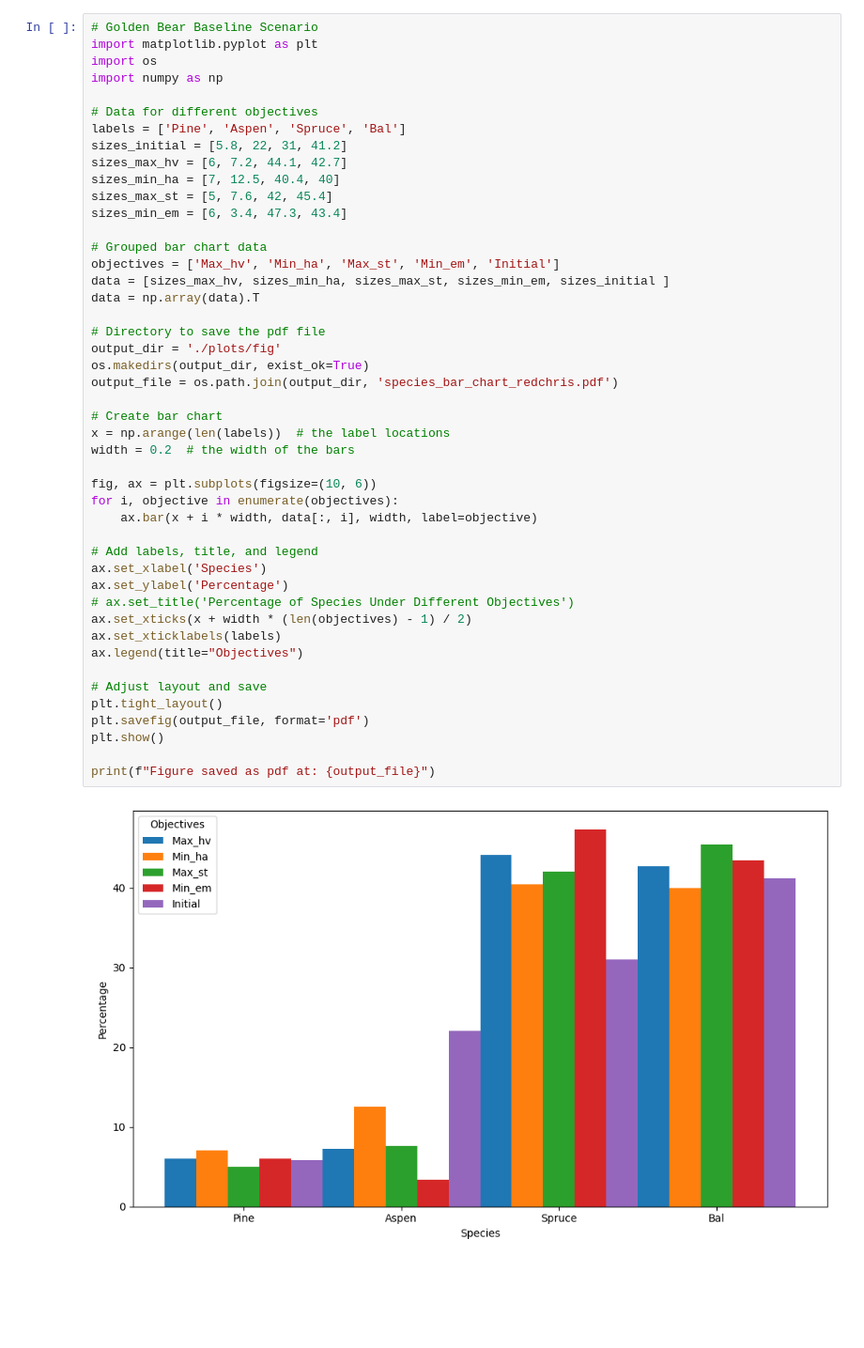
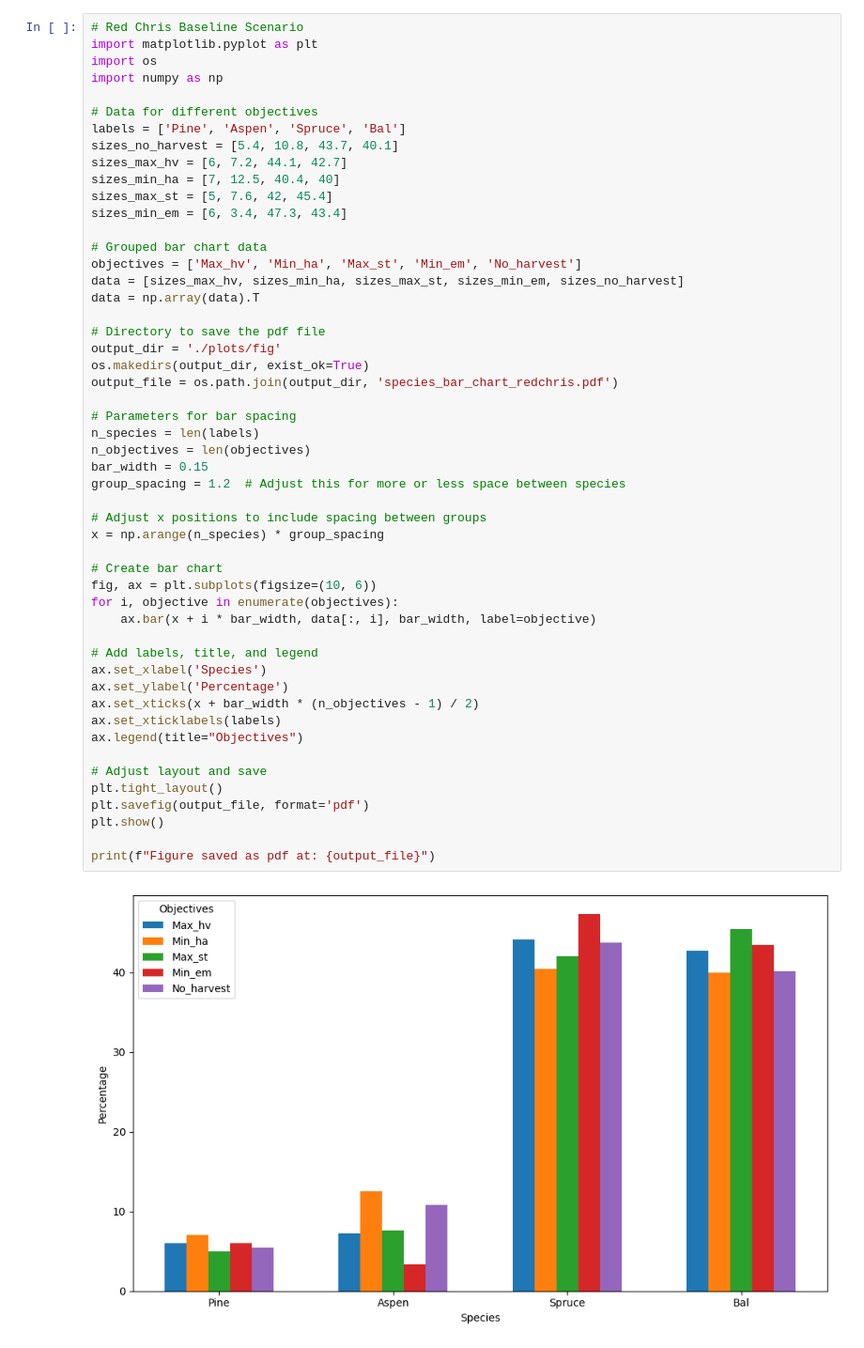
Before and after one commit to UBC-FRESH/nbds_mining, a Jupyter notebook: plot_species_objectives.ipynb, the cells around one changed output. Shown at 94% size. Cells and saved outputs as stored; diff of their text form; blank space fills up the shorter version.

```diff
--- a/plot_species_objectives.ipynb
+++ b/plot_species_objectives.ipynb
@@ -98,50 +108,55 @@ print(f"Figure saved as pdf at: {output_file}")
 Figure saved as pdf at: ./plots/fig/species_bar_chart_goldenbear.pdf
 # %%
-# Golden Bear Baseline Scenario
+# Red Chris Baseline Scenario
 import matplotlib.pyplot as plt
 import os
 import numpy as np
 
 # Data for different objectives
 labels = ['Pine', 'Aspen', 'Spruce', 'Bal']
-sizes_initial = [5.8, 22, 31, 41.2]
+sizes_no_harvest = [5.4, 10.8, 43.7, 40.1]
 sizes_max_hv = [6, 7.2, 44.1, 42.7]
 sizes_min_ha = [7, 12.5, 40.4, 40]
 sizes_max_st = [5, 7.6, 42, 45.4]
 sizes_min_em = [6, 3.4, 47.3, 43.4]
 
 # Grouped bar chart data
-objectives = ['Max_hv', 'Min_ha', 'Max_st', 'Min_em', 'Initial']
-data = [sizes_max_hv, sizes_min_ha, sizes_max_st, sizes_min_em, sizes_initial ]
+objectives = ['Max_hv', 'Min_ha', 'Max_st', 'Min_em', 'No_harvest']
+data = [sizes_max_hv, sizes_min_ha, sizes_max_st, sizes_min_em, sizes_no_harvest]
 data = np.array(data).T
 
 # Directory to save the pdf file
 output_dir = './plots/fig'
 os.makedirs(output_dir, exist_ok=True)
 output_file = os.path.join(output_dir, 'species_bar_chart_redchris.pdf')
 
+# Parameters for bar spacing
+n_species = len(labels)
+n_objectives = len(objectives)
+bar_width = 0.15
+group_spacing = 1.2  # Adjust this for more or less space between species
+
+# Adjust x positions to include spacing between groups
+x = np.arange(n_species) * group_spacing
+
 # Create bar chart
-x = np.arange(len(labels))  # the label locations
-width = 0.2  # the width of the bars
-
 fig, ax = plt.subplots(figsize=(10, 6))
 for i, objective in enumerate(objectives):
-    ax.bar(x + i * width, data[:, i], width, label=objective)
+    ax.bar(x + i * bar_width, data[:, i], bar_width, label=objective)
 
 # Add labels, title, and legend
 ax.set_xlabel('Species')
 ax.set_ylabel('Percentage')
-# ax.set_title('Percentage of Species Under Different Objectives')
-ax.set_xticks(x + width * (len(objectives) - 1) / 2)
+ax.set_xticks(x + bar_width * (n_objectives - 1) / 2)
 ax.set_xticklabels(labels)
 ax.legend(title="Objectives")
 
 # Adjust layout and save
 plt.tight_layout()
 plt.savefig(output_file, format='pdf')
 plt.show()
 
 print(f"Figure saved as pdf at: {output_file}")
 # %% [output]
-[figure, old version]
+[figure, new version]
 Figure saved as pdf at: ./plots/fig/species_bar_chart_redchris.pdf
```
Also changed, not shown: parts of 2 cells of this notebook, 24 other files.
